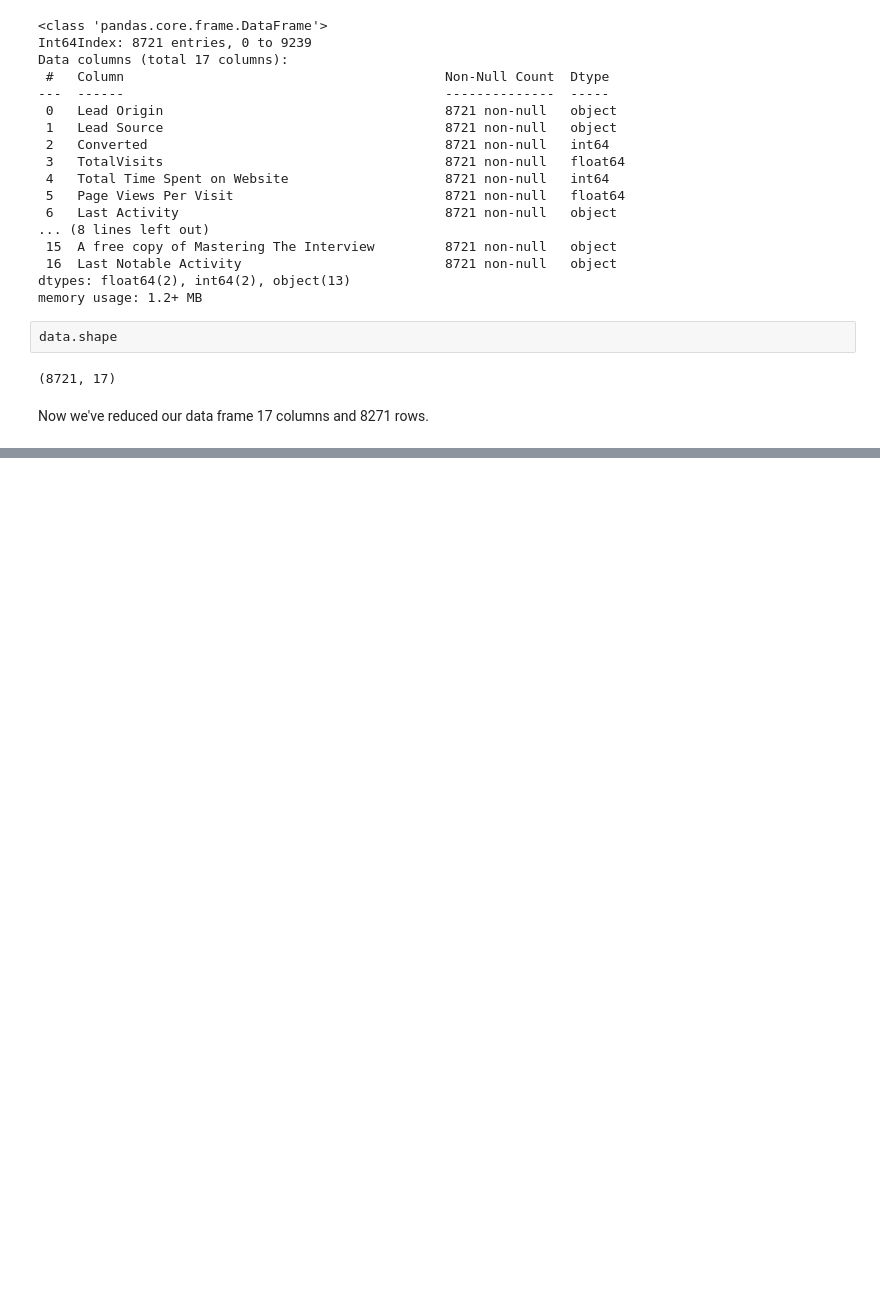
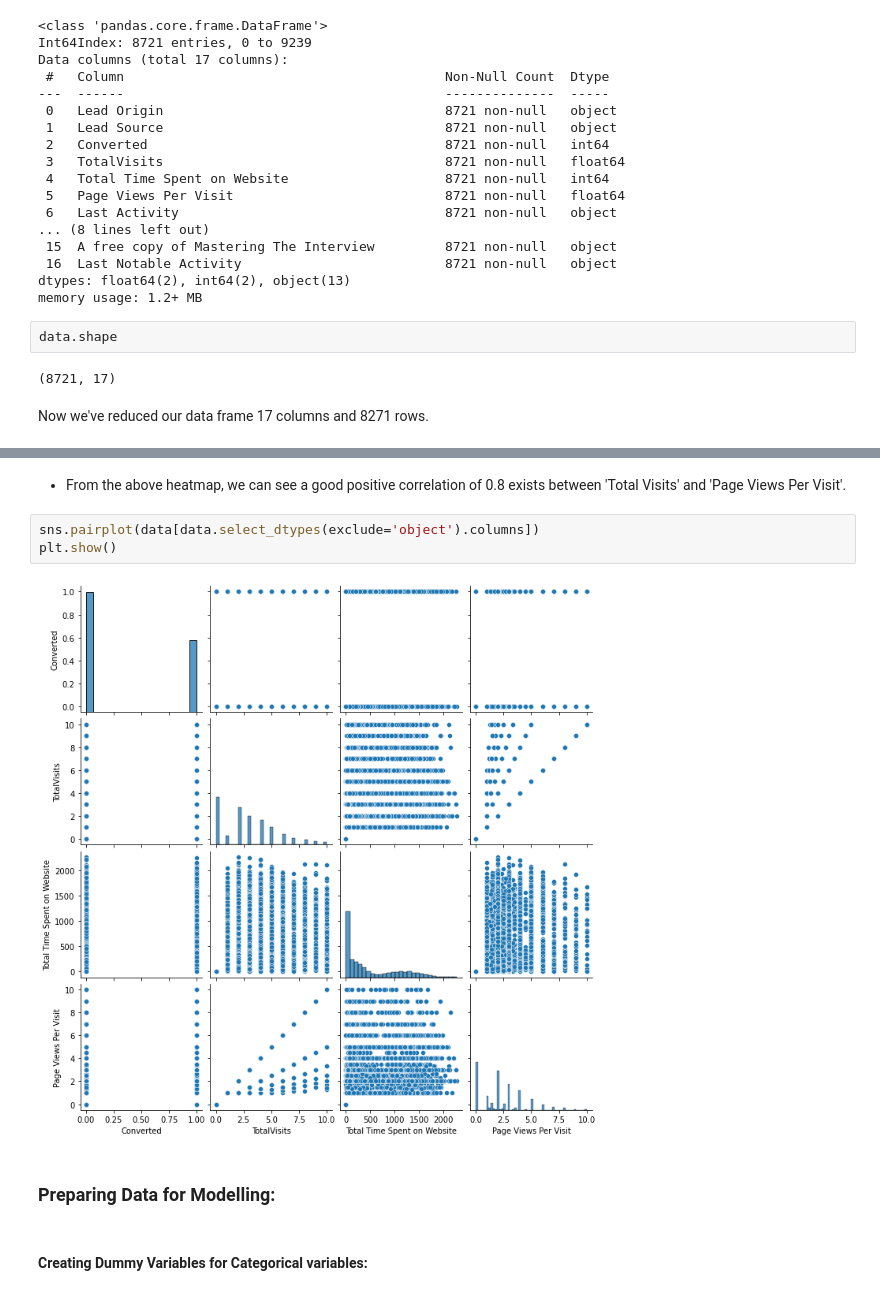
Before and after one commit to KuntamukkalaPavanKumar/Lead_Score_Case_Study, a Jupyter notebook: Lead_Score_Assignment_File_KPK_AC_SK.ipynb, the cells around one changed output, grey strips where cells are left out. Saved outputs shown, nothing was run; the diff lists cells and outputs as text; blank space fills up the shorter version.

```diff
--- a/Lead_Score_Assignment_File_KPK_AC_SK.ipynb
+++ b/Lead_Score_Assignment_File_KPK_AC_SK.ipynb
@@ -646,0 +589,11 @@ data2[data2['Search']=="Yes"]
+# %% [markdown]
+-  From the above heatmap, we can see a good positive correlation of 0.8 exists between 'Total Visits' and 'Page Views Per Visit'.
+# %%
+sns.pairplot(data[data.select_dtypes(exclude='object').columns])
+plt.show()
+# %% [output]
+[figure, added]
+# %% [markdown]
+### Preparing Data for Modelling:
+# %% [markdown]
+#### Creating Dummy Variables for Categorical variables:
```
Also changed, not shown: parts of 112 cells of this notebook.
